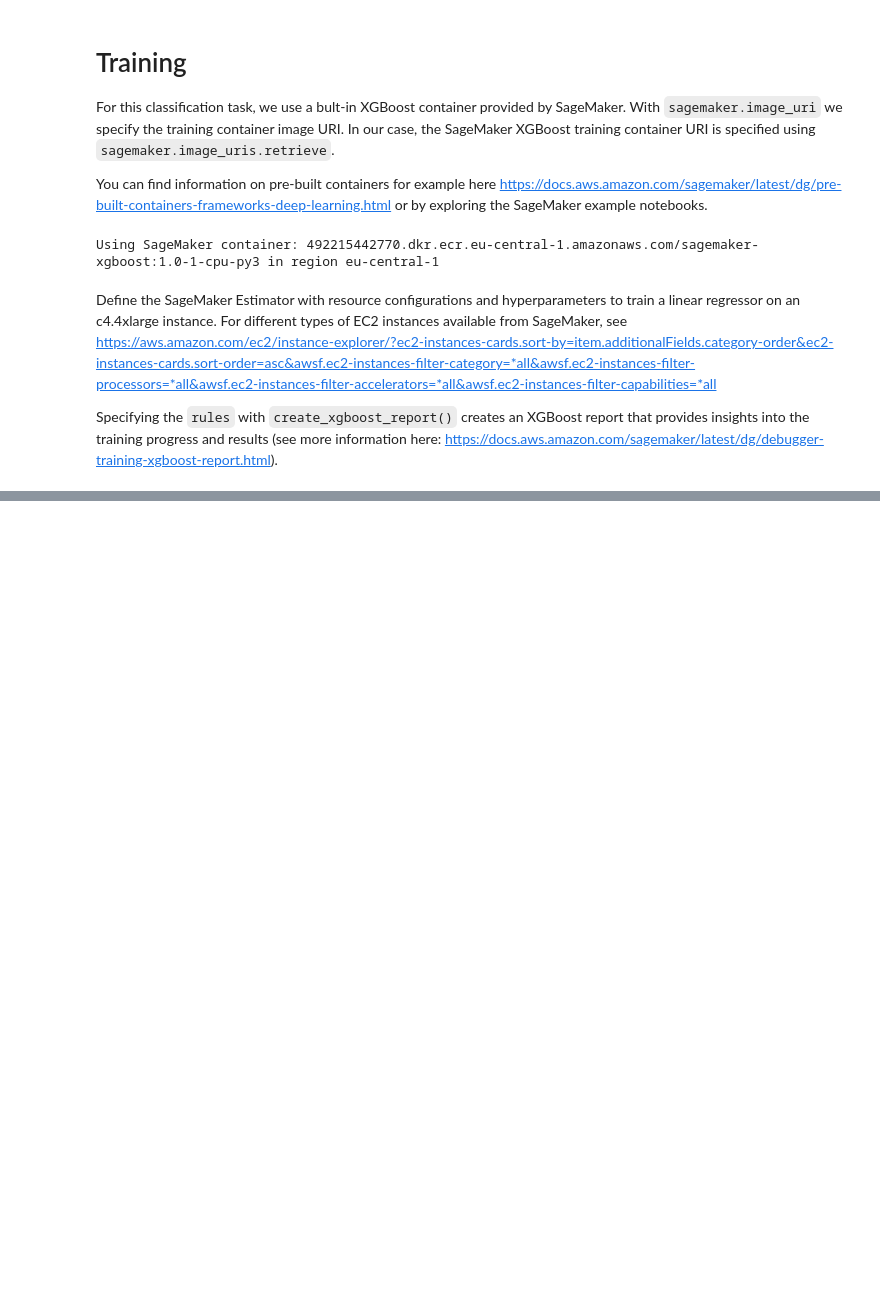
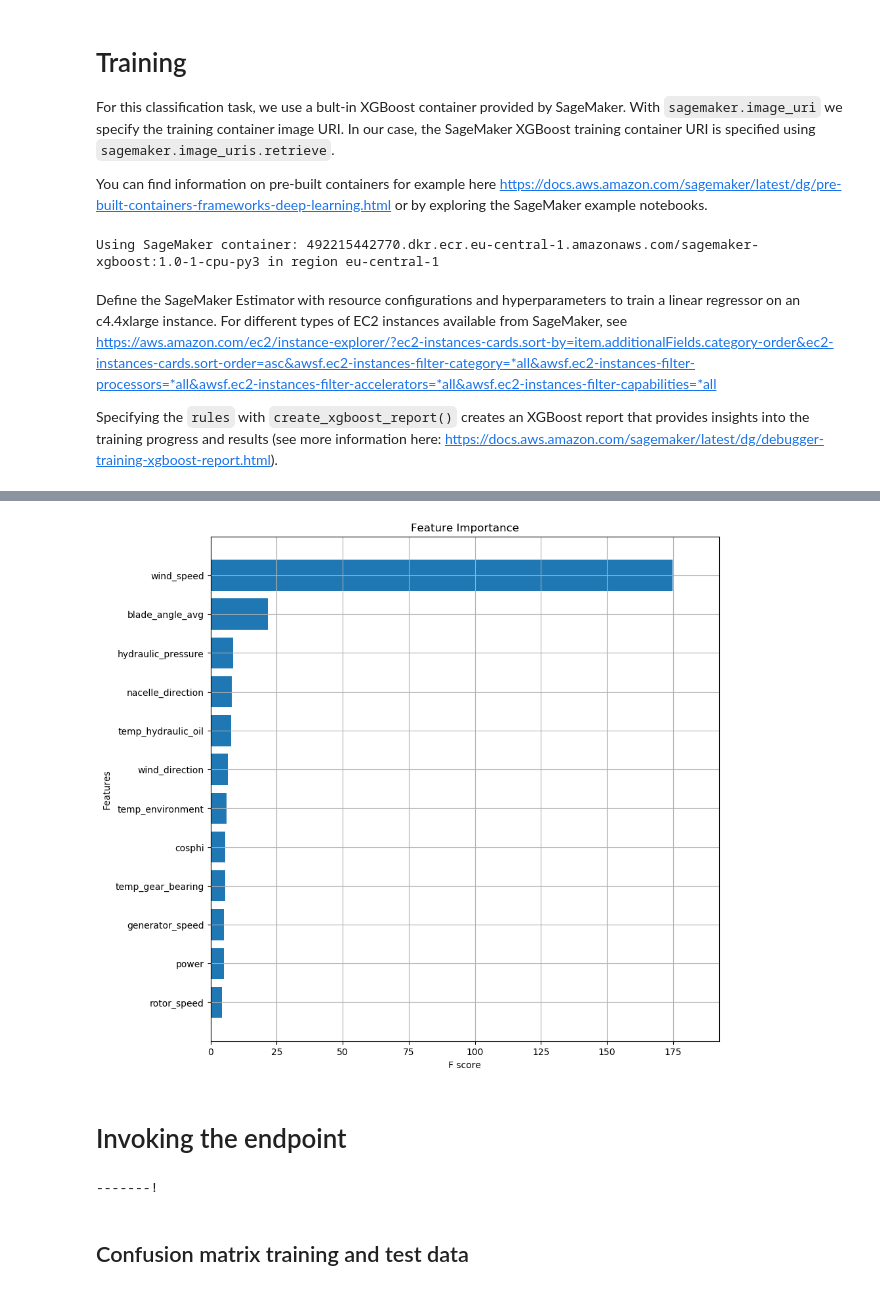
Before and after one commit to d-one/d-one-mlops-aws, a Jupyter notebook: xgboost_pipeline.ipynb, the cells around one changed output, grey strips where cells are left out. Cells and saved outputs as stored; diff of their text form; code cells hidden in the pictures; blank space fills up the shorter version.

Commit message:
training and eval

```diff
--- a/xgboost_pipeline.ipynb
+++ b/xgboost_pipeline.ipynb
@@ -77,8 +80,10 @@ PROCESSED_DATA_PATH = os.path.join(BUCKET, PROCESSED_DATA_FOLDER)
 
 # Paths for model train, validation, test split
 TRAIN_DATA_PATH = os.path.join(PROCESSED_DATA_PATH, 'train.csv')
+TRAIN_DATA_PATH_W_HEADER = os.path.join(PROCESSED_DATA_PATH, 'train_w_header.csv')
 VALIDATION_DATA_PATH = os.path.join(PROCESSED_DATA_PATH, 'validation.csv')
 TEST_DATA_PATH = os.path.join(PROCESSED_DATA_PATH, 'test.csv')
+TEST_DATA_PATH_W_HEADER = os.path.join(PROCESSED_DATA_PATH, 'test_w_header.csv')
 
 # Path to model output data
 MODEL_OUTPUT = os.path.join(BUCKET, 'output')
@@ -543,0 +598,4 @@ KeyError: 'subtraction'
+# %%
+!pip install xgboost==1.6.1
+import xgboost
+model = pkl.load(open('xgboost-model', 'rb'))
@@ -543,0 +617,3 @@ KeyError: 'subtraction'
+# %%
+df = pd.read_csv(TRAIN_DATA_PATH_W_HEADER)
+df.columns
@@ -543,0 +642,17 @@ KeyError: 'subtraction'
+# %%
+map_names = dict(zip(model.get_fscore().keys(), list(df.columns)[1:]))
+model.feature_names = list(map_names.values())
+import matplotlib.pyplot as plt
+#plot feature importance
+fig, ax = plt.subplots(figsize=(10,10))
+xgboost.plot_importance(model, importance_type='gain', max_num_features=30, height=0.8, ax=ax, show_values = False)
+plt.title('Feature Importance')
+plt.show()
+# %% [output]
+[figure, added]
+# %% [markdown]
+# Invoking the endpoint
+# %%
+model_endpoint = xgboost_model.deploy(initial_instance_count=1, instance_type='ml.t2.medium')
+# %% [output]
+-------!
@@ -543,0 +705,2 @@ KeyError: 'subtraction'
+# %% [markdown]
+## Confusion matrix training and test data
```
Also changed, not shown: parts of 25 cells of this notebook, 1 other file.
